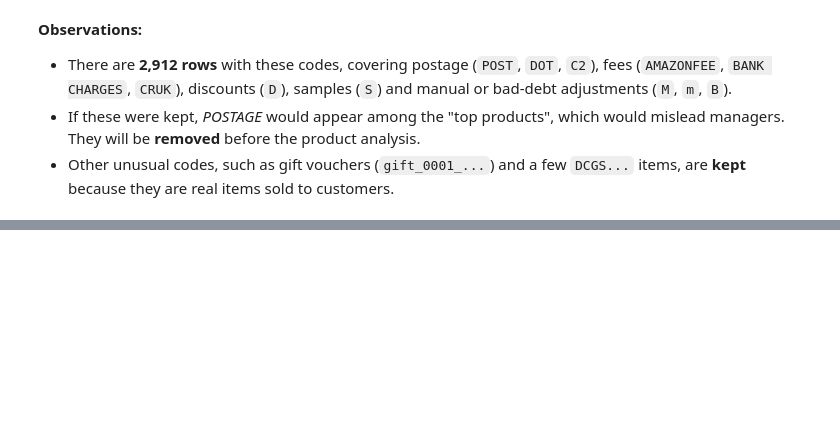
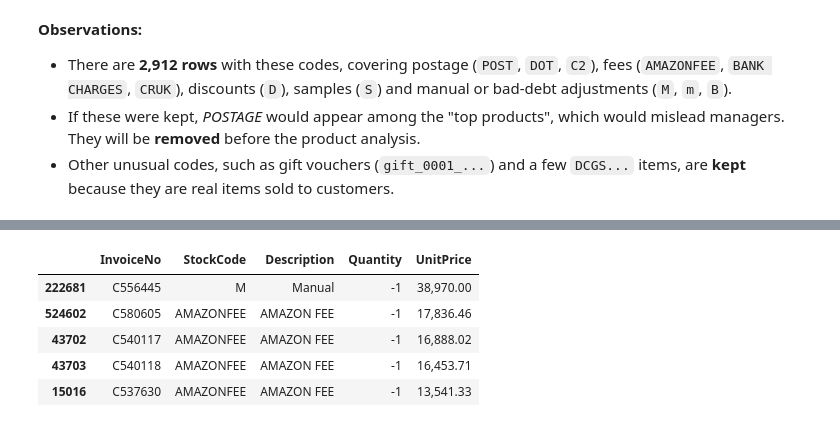
Before and after one commit to Matheus-Castilho/CA2-DV, a Jupyter notebook: CA2-DV.ipynb, the cells around one changed output, grey strips where cells are left out. Drawn from its saved outputs; the diff is of its cells as text; code cells hidden in the pictures; blank space fills up the shorter version.

```diff
--- a/CA2-DV.ipynb
+++ b/CA2-DV.ipynb
@@ -256,0 +288,10 @@ non_product = df[df['StockCode'].isin(non_product_codes)]
+# %%
+# Highest unit prices: are they real products?
+df.nlargest(5, 'UnitPrice')[['InvoiceNo', 'StockCode', 'Description', 'Quantity', 'UnitPrice']]
+# %% [output]
+|  | InvoiceNo | StockCode | Description | Quantity | UnitPrice |
+| 222681 | C556445 | M | Manual | -1 | 38,970.00 |
+| 524602 | C580605 | AMAZONFEE | AMAZON FEE | -1 | 17,836.46 |
+| 43702 | C540117 | AMAZONFEE | AMAZON FEE | -1 | 16,888.02 |
+| 43703 | C540118 | AMAZONFEE | AMAZON FEE | -1 | 16,453.71 |
+| 15016 | C537630 | AMAZONFEE | AMAZON FEE | -1 | 13,541.33 |
```
Also changed, not shown: parts of 6 cells of this notebook.
